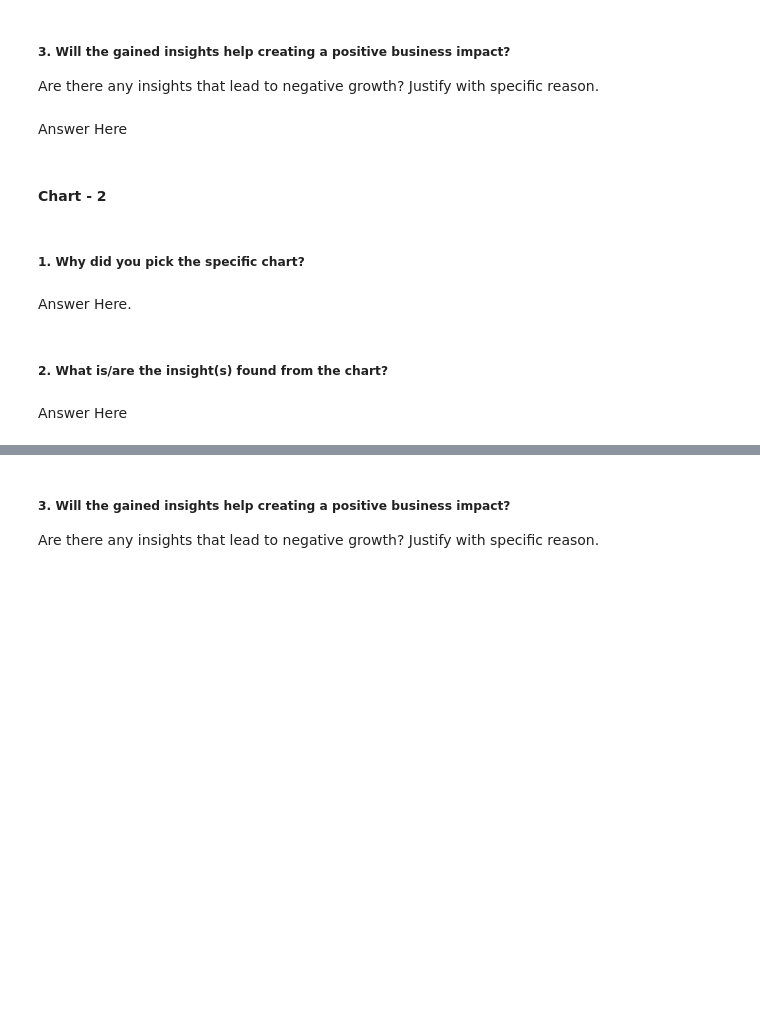
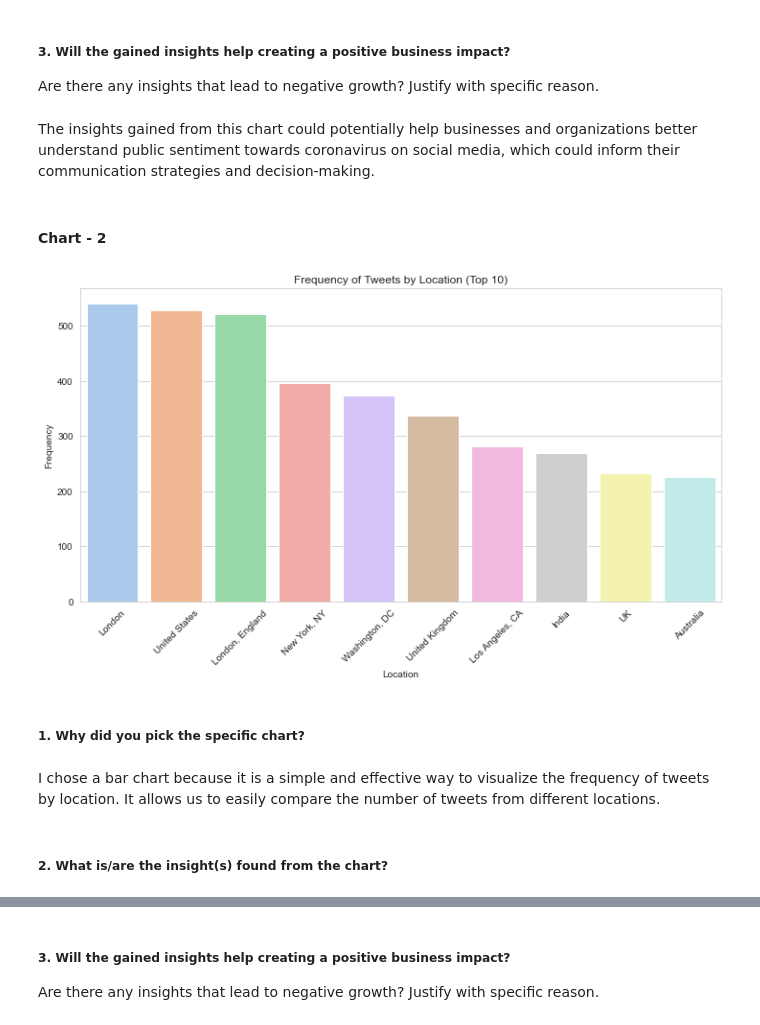
Before and after one commit to Saurabhshrma/Corona-virus-tweet-sentiment-analysis, a Jupyter notebook: Corona Virus Tweet Sentiment Analysis.ipynb, the cells around one changed output, grey strips where cells are left out. Cells and saved outputs as stored; diff of their text form; code cells hidden in the pictures; blank space fills up the shorter version.

```diff
--- a/Corona Virus Tweet Sentiment Analysis.ipynb
+++ b/Corona Virus Tweet Sentiment Analysis.ipynb
@@ -312,7 +322,7 @@ Answer Here
 # %% [markdown]
 ##### 3. Will the gained insights help creating a positive business impact?
 Are there any insights that lead to negative growth? Justify with specific reason.
-# %% [markdown]
-Answer Here
+# %% [markdown]
+The insights gained from this chart could potentially help businesses and organizations better understand public sentiment towards coronavirus on social media, which could inform their communication strategies and decision-making.
 # %% [markdown]
 #### Chart - 2
@@ -321,8 +329,21 @@ Answer Here
+# %%
+# Chart - 2 visualization code
+
+sns.set_style('whitegrid')
+sns.set_palette('pastel')
+
+plt.figure(figsize=(12,6))
+sns.countplot(x='Location', data=df, order=df['Location'].value_counts().iloc[1:11].index)
+plt.xticks(rotation=45)
+plt.title('Frequency of Tweets by Location (Top 10)')
+plt.xlabel('Location')
+plt.ylabel('Frequency')
+plt.show()
+# %% [output]
+[figure, added]
 # %% [markdown]
 ##### 1. Why did you pick the specific chart?
-# %% [markdown]
-Answer Here.
+# %% [markdown]
+I chose a bar chart because it is a simple and effective way to visualize the frequency of tweets by location. It allows us to easily compare the number of tweets from different locations.
 # %% [markdown]
 ##### 2. What is/are the insight(s) found from the chart?
-# %% [markdown]
-Answer Here
```
Also changed, not shown: parts of 123 cells of this notebook.
